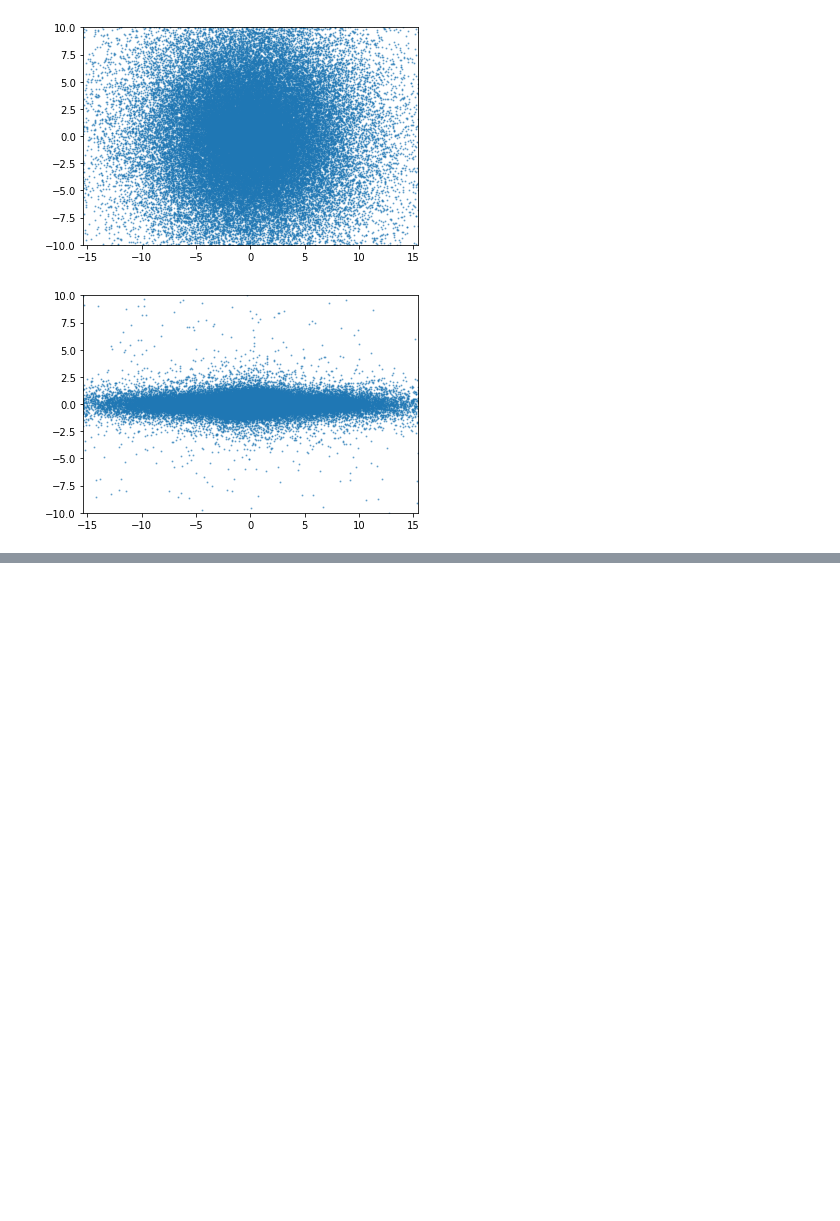
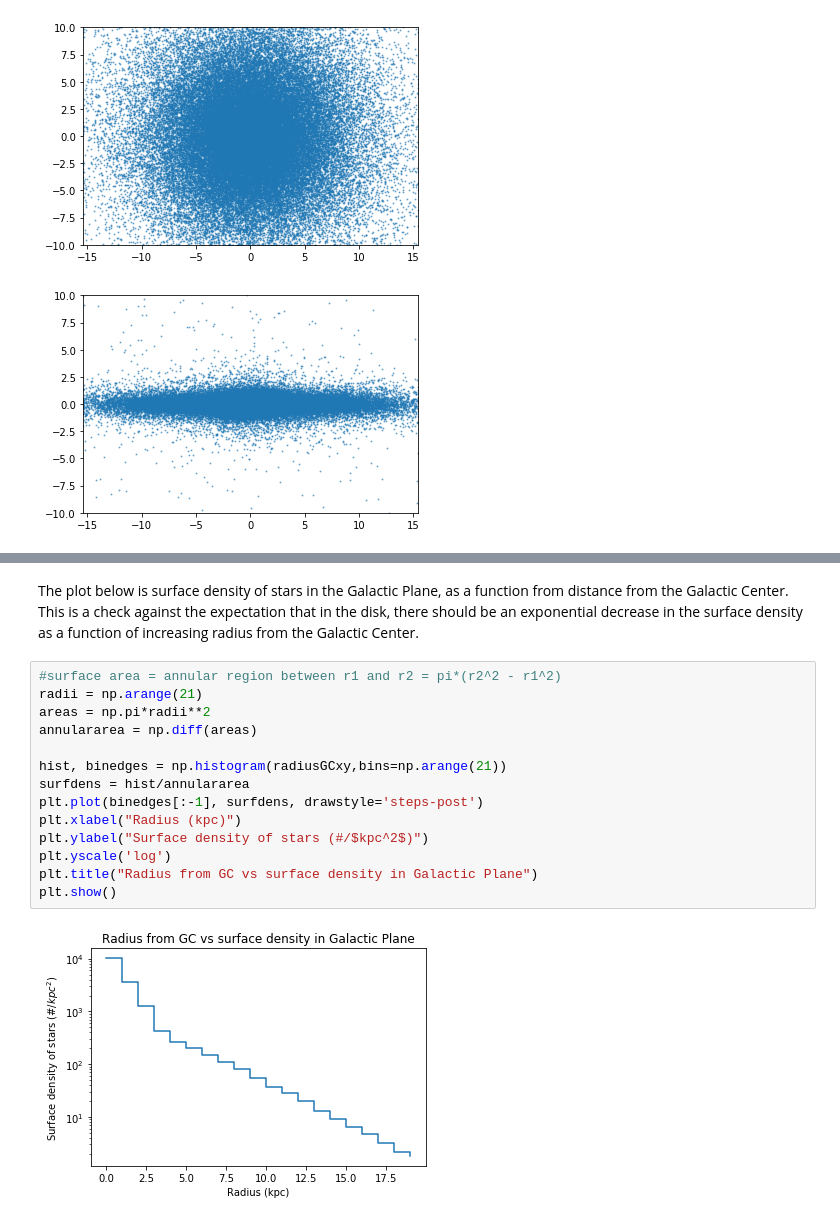
Before and after one commit to bluefatima/PandaRepo, a Jupyter notebook: Galaxia Tests.ipynb, the cells around one changed output, grey strips where cells are left out. Cells and saved outputs as stored; diff of their text form; blank space fills up the shorter version.

```diff
--- a/Galaxia Tests.ipynb
+++ b/Galaxia Tests.ipynb
@@ -164,0 +176,18 @@ np.loadtxt("test1_rad") #kpc, heliocentric
+# %% [markdown]
+The plot below is surface density of stars in the Galactic Plane, as a function from distance from the Galactic Center. This is a check against the expectation that in the disk, there should be an exponential decrease in the surface density as a function of increasing radius from the Galactic Center.
+# %%
+#surface area = annular region between r1 and r2 = pi*(r2^2 - r1^2)
+radii = np.arange(21)
+areas = np.pi*radii**2
+annulararea = np.diff(areas)
+
+hist, binedges = np.histogram(radiusGCxy,bins=np.arange(21))
+surfdens = hist/annulararea
+plt.plot(binedges[:-1], surfdens, drawstyle='steps-post')
+plt.xlabel("Radius (kpc)")
+plt.ylabel("Surface density of stars (#/$kpc^2$)")
+plt.yscale('log')
+plt.title("Radius from GC vs surface density in Galactic Plane")
+plt.show()
+# %% [output]
+[figure, added]
```
Also changed, not shown: parts of 23 cells of this notebook.
